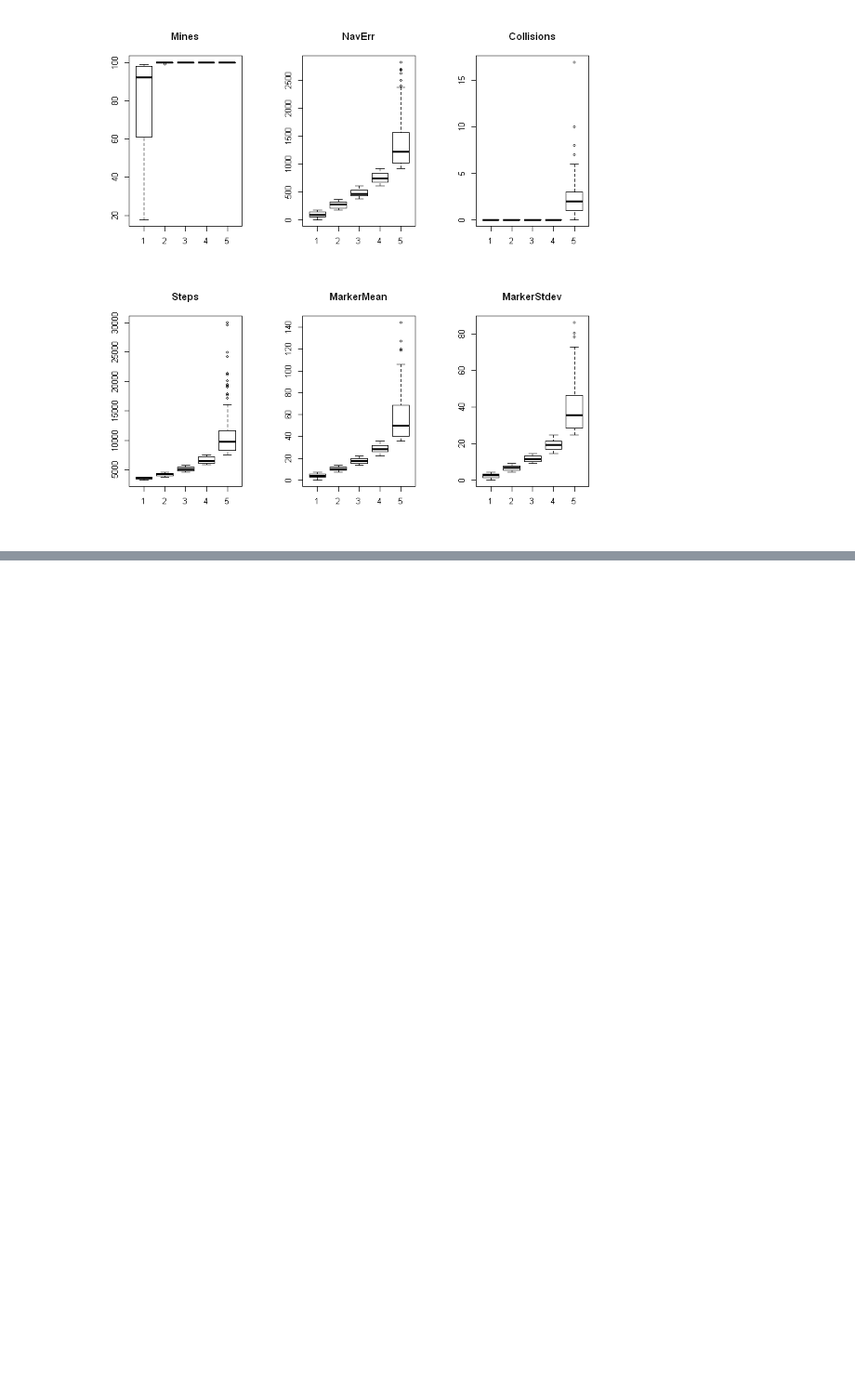
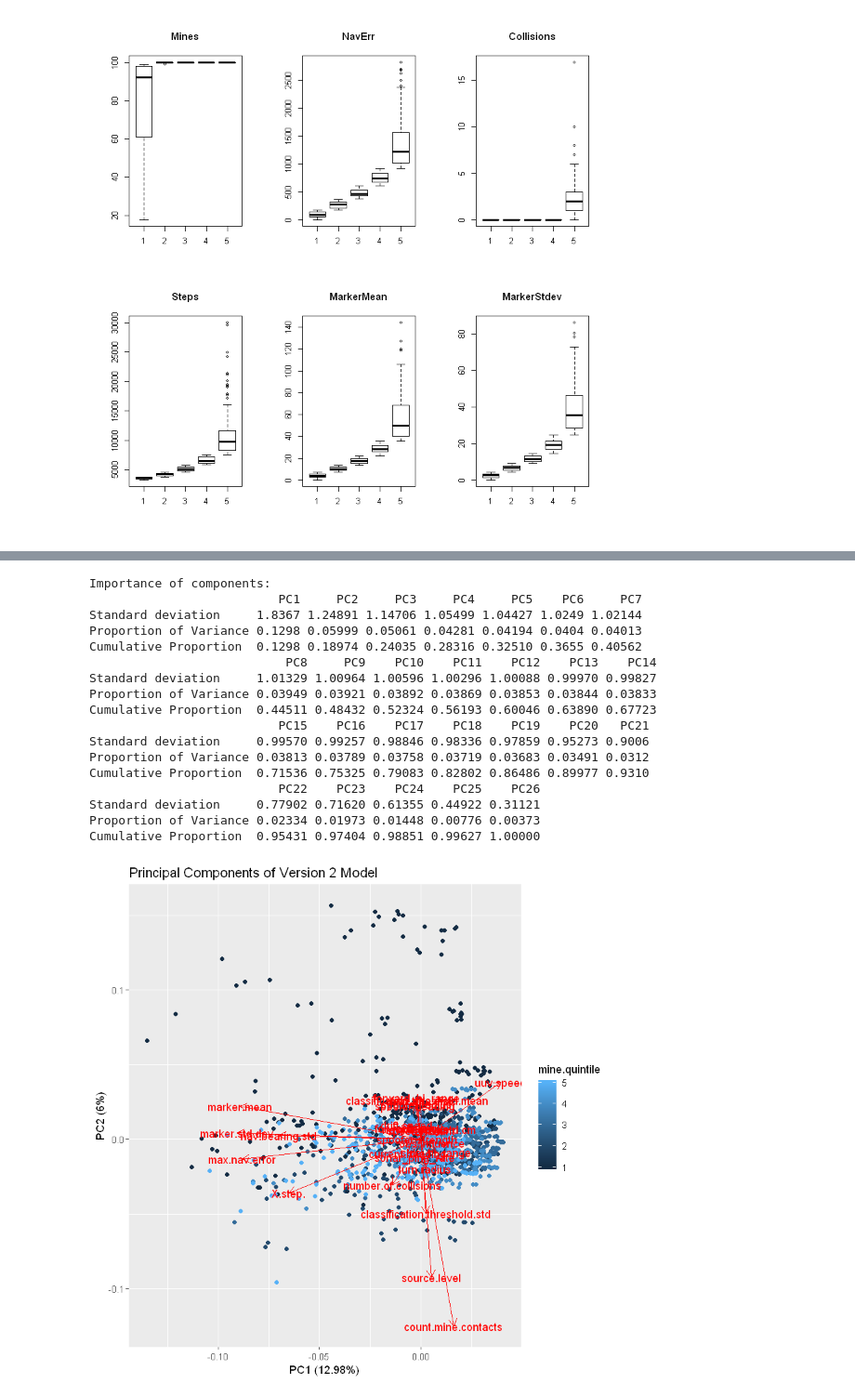
Before and after one commit to paulopperman/cuuv, a Jupyter notebook: experiments/cUUV Simulation Analysis.ipynb, the cells around one changed output, grey strips where cells are left out. Shown: that part at 93% size. Cells and saved outputs as stored; diff of their text form; code cells hidden in the pictures; blank space fills up the shorter version.

```diff
--- a/experiments/cUUV Simulation Analysis.ipynb
+++ b/experiments/cUUV Simulation Analysis.ipynb
@@ -113,0 +171,23 @@ boxplot(marker.std.dev~marker.std.quintile, data=data.baseline.quintiles, main='
+# %%
+data.spoofer.pca <- prcomp(data.spoofer[c(2:21,24:29)], scale=TRUE)
+summary(data.spoofer.pca)
+autoplot(data.spoofer.pca, data=data.spoofer.quintiles, colour='mine.quintile', main="Principal Components of Version 2 Model", loadings=TRUE, loadings.label=TRUE)
+# %% [output]
+Importance of components:
+                          PC1     PC2     PC3     PC4     PC5    PC6     PC7
+Standard deviation     1.8367 1.24891 1.14706 1.05499 1.04427 1.0249 1.02144
+Proportion of Variance 0.1298 0.05999 0.05061 0.04281 0.04194 0.0404 0.04013
+Cumulative Proportion  0.1298 0.18974 0.24035 0.28316 0.32510 0.3655 0.40562
+                           PC8     PC9    PC10    PC11    PC12    PC13    PC14
+Standard deviation     1.01329 1.00964 1.00596 1.00296 1.00088 0.99970 0.99827
+Proportion of Variance 0.03949 0.03921 0.03892 0.03869 0.03853 0.03844 0.03833
+Cumulative Proportion  0.44511 0.48432 0.52324 0.56193 0.60046 0.63890 0.67723
+                          PC15    PC16    PC17    PC18    PC19    PC20   PC21
+Standard deviation     0.99570 0.99257 0.98846 0.98336 0.97859 0.95273 0.9006
+Proportion of Variance 0.03813 0.03789 0.03758 0.03719 0.03683 0.03491 0.0312
+Cumulative Proportion  0.71536 0.75325 0.79083 0.82802 0.86486 0.89977 0.9310
+                          PC22    PC23    PC24    PC25    PC26
+Standard deviation     0.77902 0.71620 0.61355 0.44922 0.31121
+Proportion of Variance 0.02334 0.01973 0.01448 0.00776 0.00373
+Cumulative Proportion  0.95431 0.97404 0.98851 0.99627 1.00000
+[figure, added]
```
Also changed, not shown: parts of 16 cells of this notebook, 10 other files.
